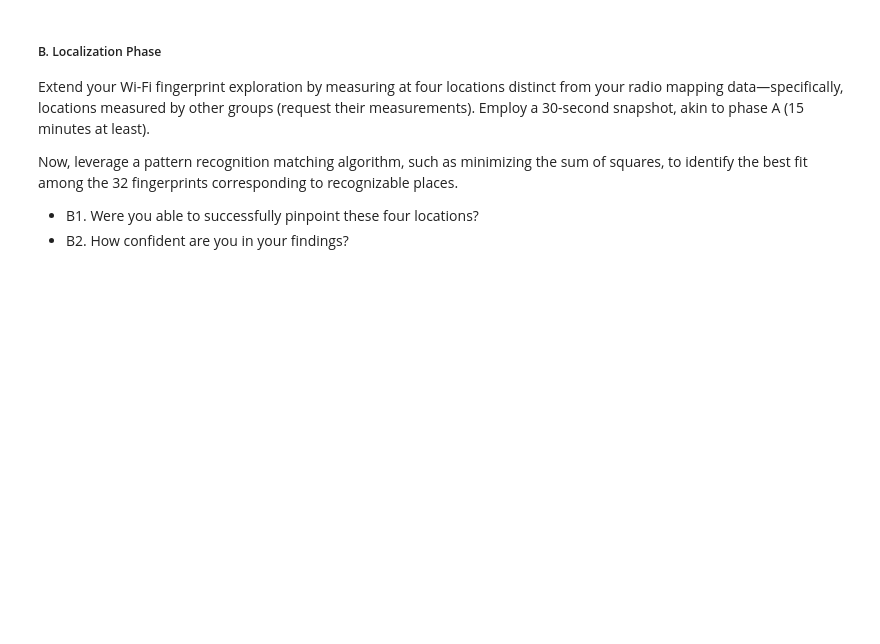
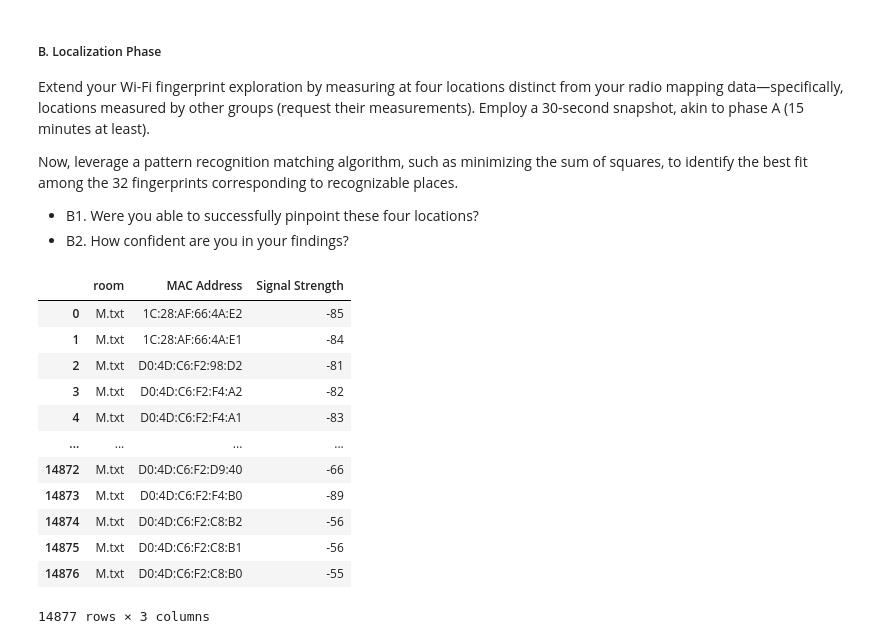
Before and after one commit to Nelis5174473/Wi-Fi-Fingerprinting-GEO1003, a Jupyter notebook: Analysis.ipynb, the cells around one changed output. Saved outputs shown, nothing was run; the diff lists cells and outputs as text; code cells hidden in the pictures; blank space fills up the shorter version.

```diff
--- a/Analysis.ipynb
+++ b/Analysis.ipynb
@@ -16,8 +16,3 @@ import contextily as ctx
 ### Loading the data
 # %% [markdown]
 ##### Wi-Fi fingerprinting data
-# %%
-# load the files within folder /data/fingerprints into a list
-wifi_path = os.getcwd() + '/data/fingerprints'
-wifi_files = os.listdir(wifi_path)
-wifi_files
@@ -385,3 +382,23 @@ Now, leverage a pattern recognition matching algorithm, such as minimizing the s
 identify the best fit among the 32 fingerprints corresponding to recognizable places.
 - B1. Were you able to successfully pinpoint these four locations?
 - B2. How confident are you in your findings?
+# %%
+# Loop over df_dict and only keep columns room, MAC Address and Signal Strength
+df_dict_kkn = {}
+for key, value in df_dict.items():
+    df_dict_kkn[key] = value[['room', 'MAC Address', 'Signal Strength']]
+df_dict_kkn['M.txt']
+# %% [output]
+|  | room | MAC Address | Signal Strength |
+| 0 | M.txt | 1C:28:AF:66:4A:E2 | -85 |
+| 1 | M.txt | 1C:28:AF:66:4A:E1 | -84 |
+| 2 | M.txt | D0:4D:C6:F2:98:D2 | -81 |
+| 3 | M.txt | D0:4D:C6:F2:F4:A2 | -82 |
+| 4 | M.txt | D0:4D:C6:F2:F4:A1 | -83 |
+| ... | ... | ... | ... |
+| 14872 | M.txt | D0:4D:C6:F2:D9:40 | -66 |
+| 14873 | M.txt | D0:4D:C6:F2:F4:B0 | -89 |
+| 14874 | M.txt | D0:4D:C6:F2:C8:B2 | -56 |
+| 14875 | M.txt | D0:4D:C6:F2:C8:B1 | -56 |
+| 14876 | M.txt | D0:4D:C6:F2:C8:B0 | -55 |
+14877 rows × 3 columns
```
Also changed, not shown: parts of 6 cells of this notebook.
